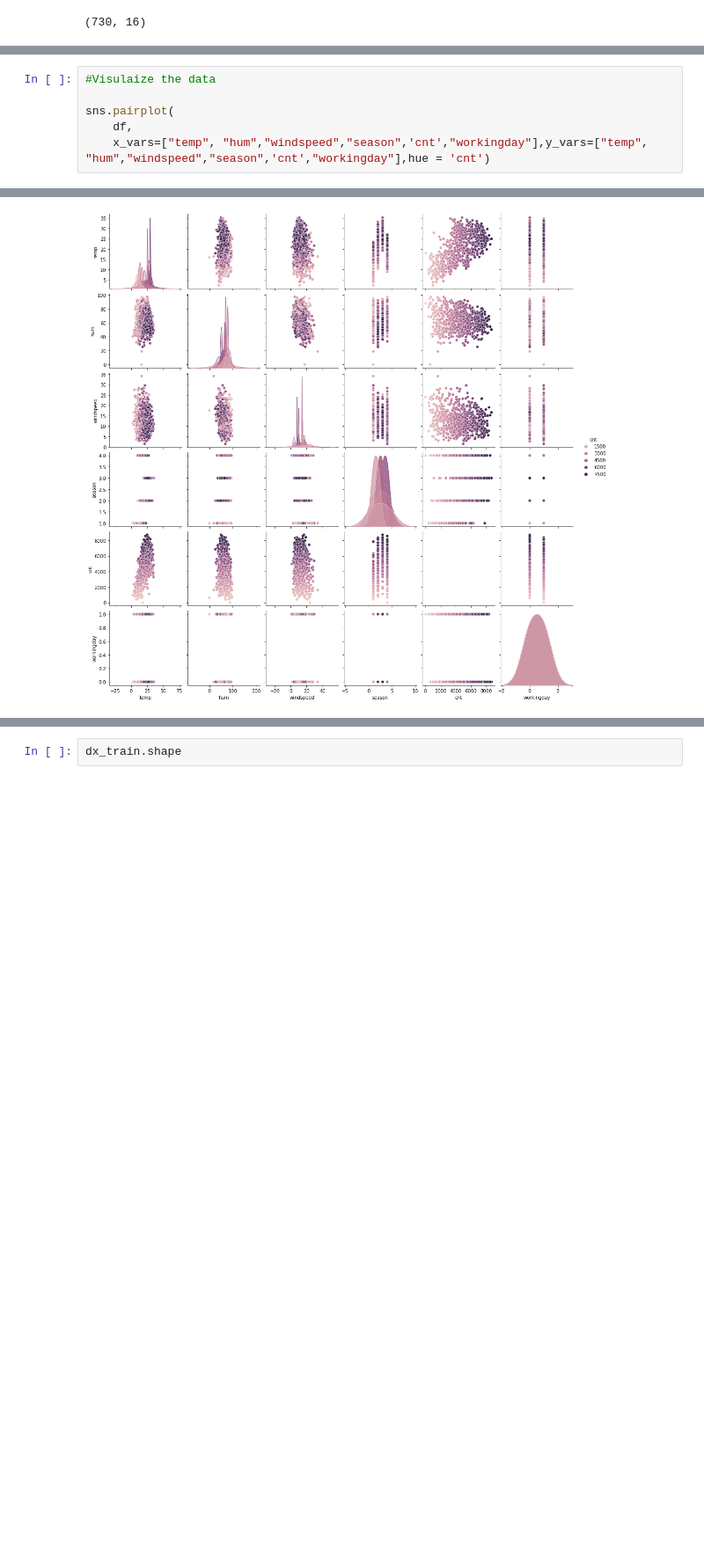
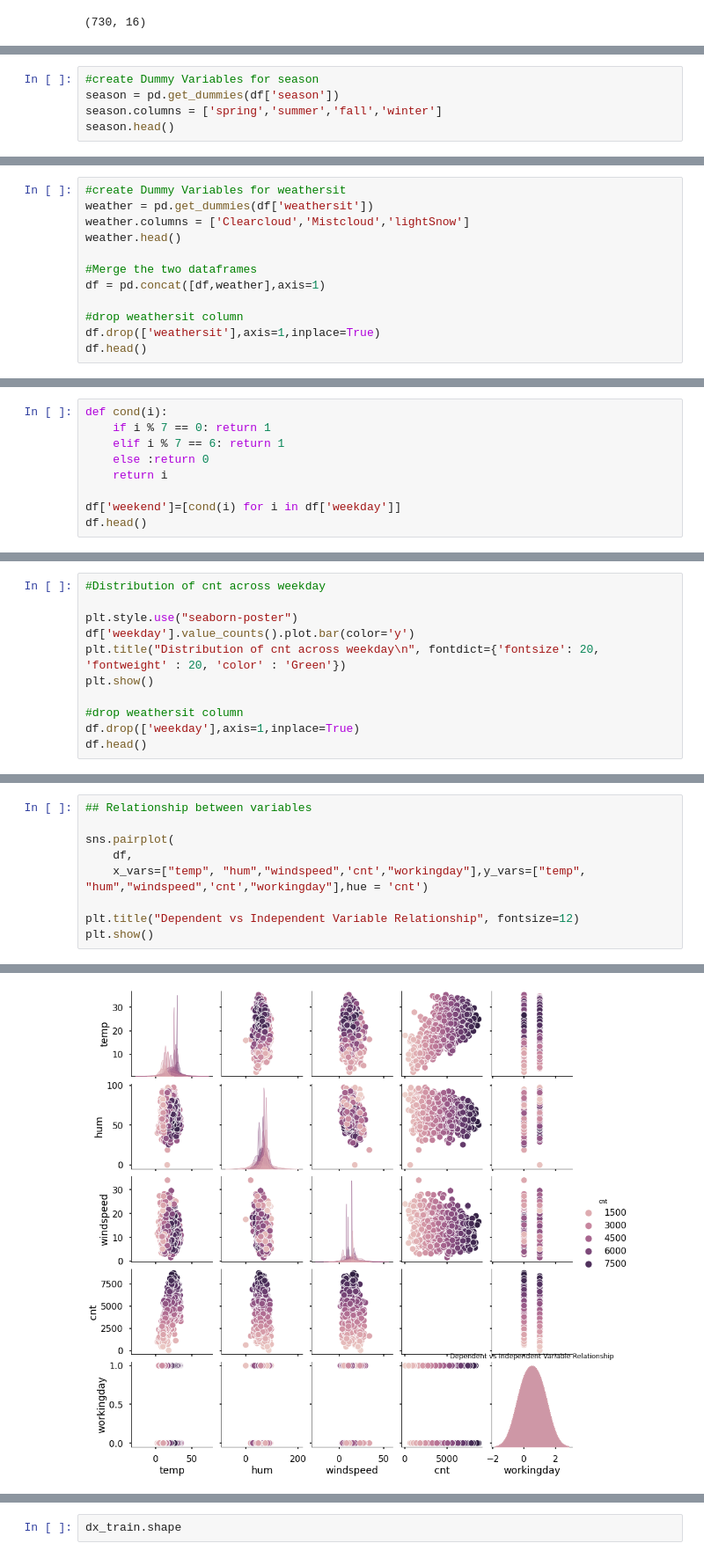
Before and after one commit to devimur2021/BikeSharing_LinearRegression, a Jupyter notebook: Bike Sharing Linear Regression Model.ipynb, the cells around one changed output, grey strips where cells are left out. Shown at 88% size. Drawn from its saved outputs; the diff is of its cells as text; blank space fills up the shorter version.

```diff
--- a/Bike Sharing Linear Regression Model.ipynb
+++ b/Bike Sharing Linear Regression Model.ipynb
@@ -132,0 +90,5 @@ df.head()
+# %%
+#create Dummy Variables for season
+season = pd.get_dummies(df['season'])
+season.columns = ['spring','summer','fall','winter']
+season.head()
@@ -132,0 +116,12 @@ df.head()
+# %%
+#create Dummy Variables for weathersit
+weather = pd.get_dummies(df['weathersit'])
+weather.columns = ['Clearcloud','Mistcloud','lightSnow']
+weather.head()
+
+#Merge the two dataframes
+df = pd.concat([df,weather],axis=1)
+
+#drop weathersit column
+df.drop(['weathersit'],axis=1,inplace=True)
+df.head()
@@ -132,0 +135,9 @@ df.head()
+# %%
+def cond(i):
+    if i % 7 == 0: return 1
+    elif i % 7 == 6: return 1
+    else :return 0
+    return i
+
+df['weekend']=[cond(i) for i in df['weekday']]
+df.head()
@@ -132,0 +171,11 @@ df.head()
+# %%
+#Distribution of cnt across weekday
+
+plt.style.use("seaborn-poster")
+df['weekday'].value_counts().plot.bar(color='y')
+plt.title("Distribution of cnt across weekday\n", fontdict={'fontsize': 20, 'fontweight' : 20, 'color' : 'Green'})
+plt.show()
+
+#drop weathersit column
+df.drop(['weekday'],axis=1,inplace=True)
+df.head()
@@ -133,7 +198,10 @@ df.head()
 # %%
-#Visulaize the data
+## Relationship between variables
 
 sns.pairplot(
     df,
-    x_vars=["temp", "hum","windspeed","season",'cnt',"workingday"],y_vars=["temp", "hum","windspeed","season",'cnt',"workingday"],hue = 'cnt')
+    x_vars=["temp", "hum","windspeed",'cnt',"workingday"],y_vars=["temp", "hum","windspeed",'cnt',"workingday"],hue = 'cnt')
+
+plt.title("Dependent vs Independent Variable Relationship", fontsize=12)
+plt.show()
 # %% [output]
@@ -141,2 +208,2 @@ sns.pairplot(
-[figure, old version]
+[figure, new version]
 # %%
```
Also changed, not shown: parts of 63 cells of this notebook, 1 other file.
